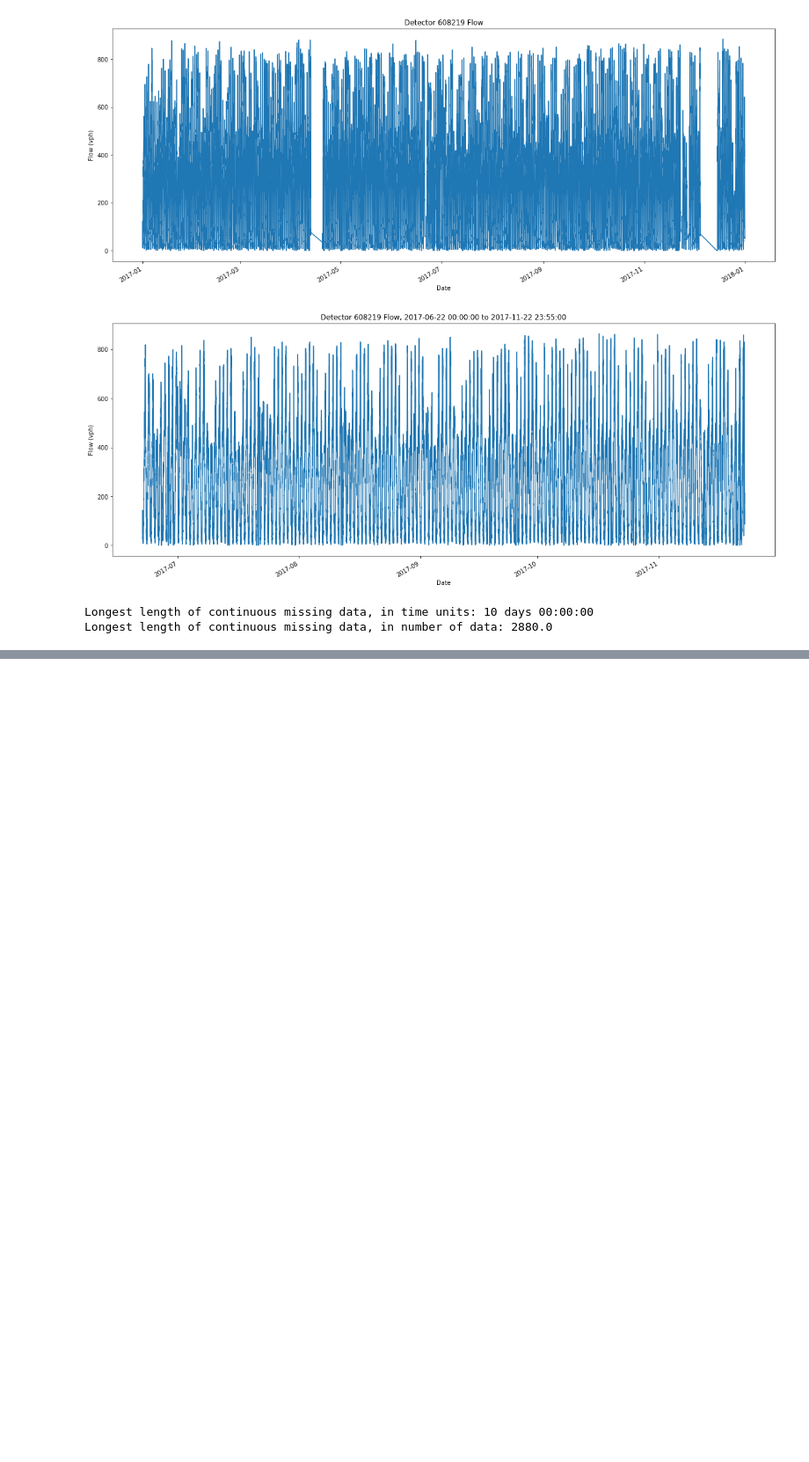
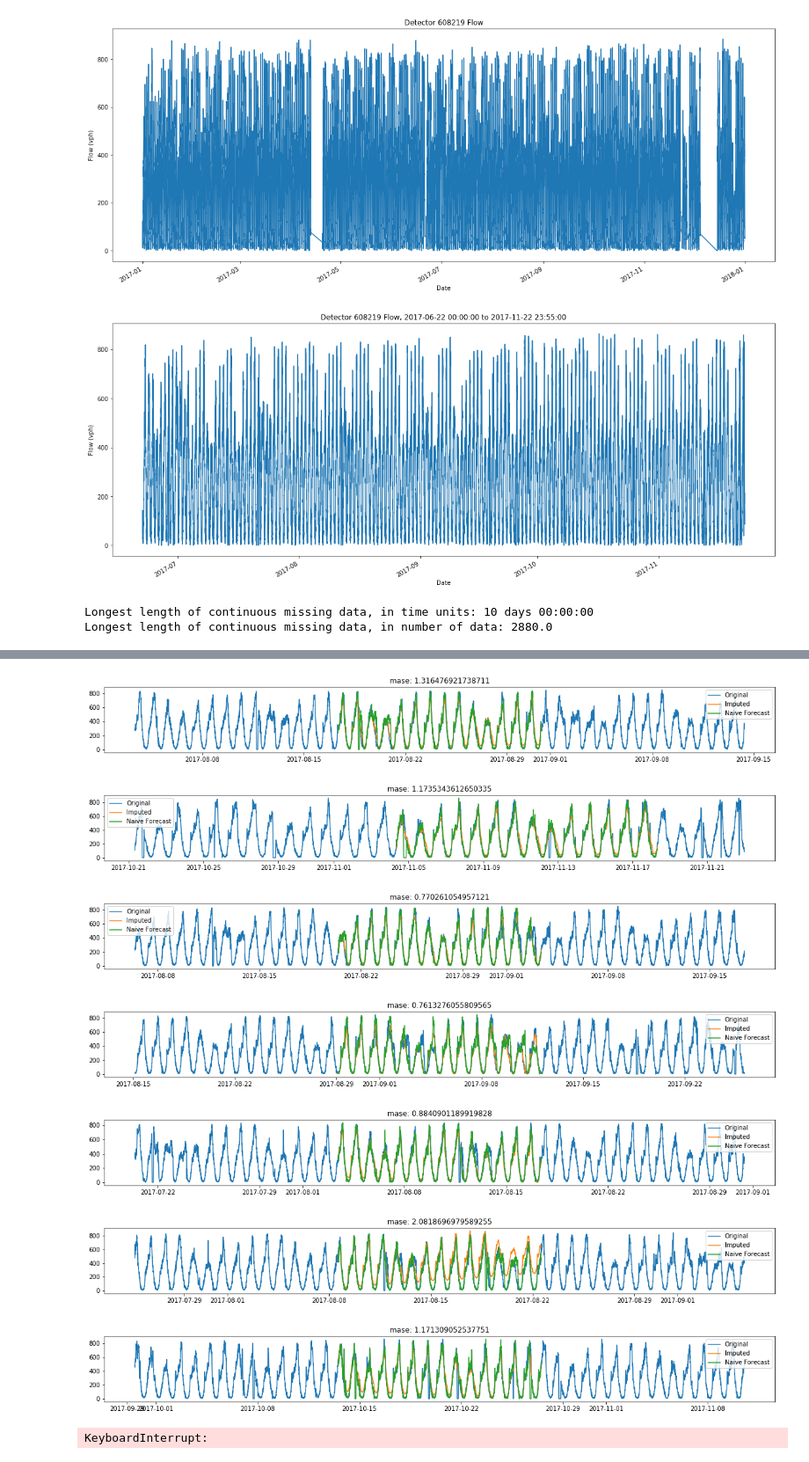
Before and after one commit to victorchan314/arterial_traffic_flow_predictor, a Jupyter notebook: imputation.ipynb, the cells around one changed output, grey strips where cells are left out. Shown at 88% size. Cells and saved outputs as stored; diff of their text form; code cells hidden in the pictures; blank space fills up the shorter version.

```diff
--- a/imputation.ipynb
+++ b/imputation.ipynb
@@ -69 +70,19 @@ Individual MASEs: [1.096740278965573, 1.363716918125037, 0.8898023231078692, 0.7
+# %%
+error, errors = preprocessing.test_imputation_sequential(flow, DATA_FREQUENCY, SEASONAL_FREQUENCY,
+                              preprocessing.seasonal_decomposition_interpolation_imputation,
+                              imputation_length=dt.timedelta(weeks=2),
+                              imputation_params={"method": "linear", "lower_bound": 0}, k=10,
+                              error="mape", error_params={"seasonal_freq": SEASONAL_FREQUENCY},
+                              graph=True, figsize=(20, 2), graph_zoom=True, graph_naive_forecast=True)
+print("Average MASE: {}".format(error))
+print("Individual MASEs: {}".format(errors))
+# %% [output]
+[figure, added]
+[figure, added]
+[figure, added]
+[figure, added]
+[figure, added]
+[figure, added]
+[figure, added]
+KeyboardInterrupt:
 # %%
```
Also changed, not shown: parts of 2 cells of this notebook, 1 other file.
